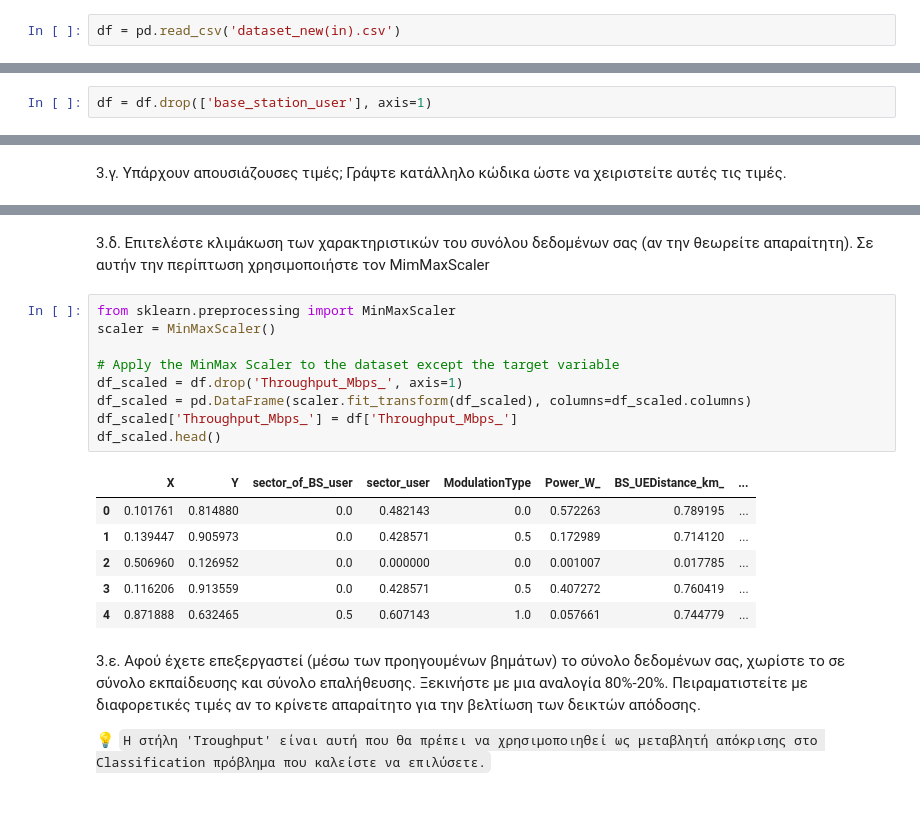
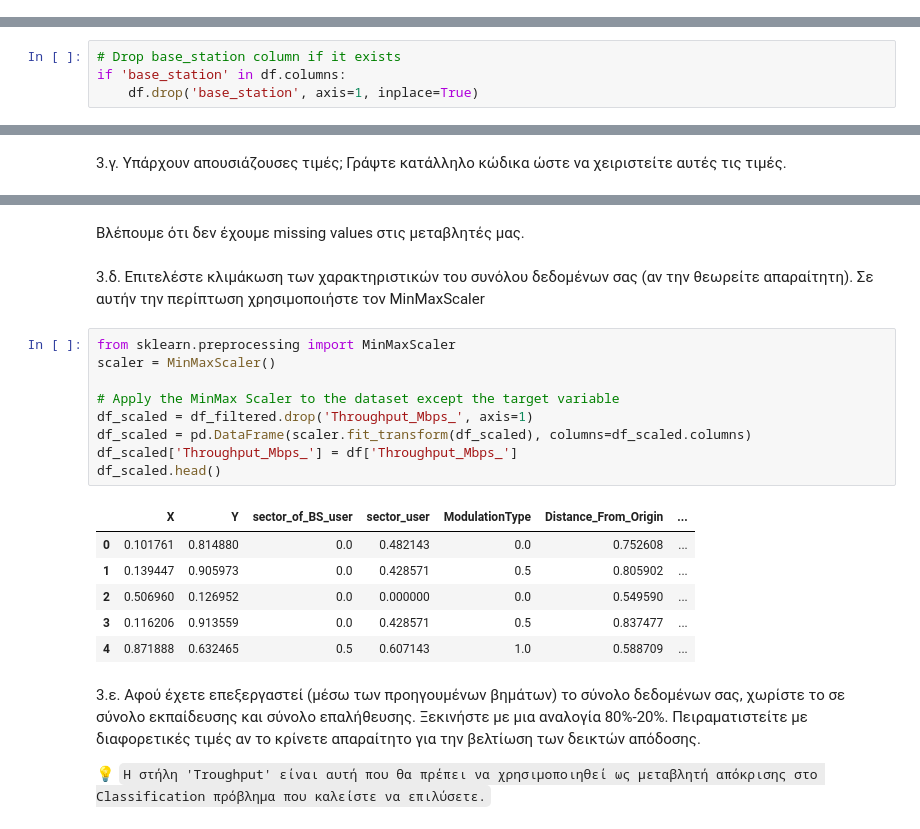
Before and after one commit to panos-span/mcml, a Jupyter notebook: lab1_cls.ipynb, the cells around one changed output, grey strips where cells are left out. Drawn from its saved outputs; the diff is of its cells as text.

```diff
--- a/lab1_cls.ipynb
+++ b/lab1_cls.ipynb
@@ -105,5 +80,3 @@ memory usage: 787.2+ KB
 2στ. τη συσχέτιση μεταξύ των δεδομένων,
 
 2ζ. οποιαδήποτε άλλη πληροφορία πιστεύετε ότι είναι χρήσιμη για την κατανόηση του συνόλου δεδομένων.
-# %%
-df = pd.read_csv('dataset_new(in).csv')
@@ -478,4 +468,6 @@ df.shape
 # %% [markdown]
 We can see that `base_station_user` and `sector_user` are perfectly correlatred with each other, so we need to drop one of them.
-# %%
-df = df.drop(['base_station_user'], axis=1)
+# %%
+# Drop base_station column if it exists
+if 'base_station' in df.columns:
+    df.drop('base_station', axis=1, inplace=True)
@@ -550,21 +549,23 @@ df_filtered['Throughput_Mbps_'] = df['Throughput_Mbps_']
+# %% [markdown]
+Βλέπουμε ότι δεν έχουμε missing values στις μεταβλητές μας.
 # %% [markdown]
-3.δ. Επιτελέστε κλιμάκωση των χαρακτηριστικών του συνόλου δεδομένων σας (αν την θεωρείτε απαραίτητη). Σε αυτήν την περίπτωση χρησιμοποιήστε τον MimMaxScaler
+3.δ. Επιτελέστε κλιμάκωση των χαρακτηριστικών του συνόλου δεδομένων σας (αν την θεωρείτε απαραίτητη). Σε αυτήν την περίπτωση χρησιμοποιήστε τον MinMaxScaler
 # %%
 from sklearn.preprocessing import MinMaxScaler
 scaler = MinMaxScaler()
 
 # Apply the MinMax Scaler to the dataset except the target variable
-df_scaled = df.drop('Throughput_Mbps_', axis=1)
+df_scaled = df_filtered.drop('Throughput_Mbps_', axis=1)
 df_scaled = pd.DataFrame(scaler.fit_transform(df_scaled), columns=df_scaled.columns)
 df_scaled['Throughput_Mbps_'] = df['Throughput_Mbps_']
 df_scaled.head()
 # %% [output]
-|  | X | Y | sector_of_BS_user | sector_user | ModulationType | Power_W_ | BS_UEDistance_km_ | ... |
-| 0 | 0.101761 | 0.814880 | 0.0 | 0.482143 | 0.0 | 0.572263 | 0.789195 | ... |
-| 1 | 0.139447 | 0.905973 | 0.0 | 0.428571 | 0.5 | 0.172989 | 0.714120 | ... |
-| 2 | 0.506960 | 0.126952 | 0.0 | 0.000000 | 0.0 | 0.001007 | 0.017785 | ... |
-| 3 | 0.116206 | 0.913559 | 0.0 | 0.428571 | 0.5 | 0.407272 | 0.760419 | ... |
-| 4 | 0.871888 | 0.632465 | 0.5 | 0.607143 | 1.0 | 0.057661 | 0.744779 | ... |
+|  | X | Y | sector_of_BS_user | sector_user | ModulationType | Distance_From_Origin | ... |
+| 0 | 0.101761 | 0.814880 | 0.0 | 0.482143 | 0.0 | 0.752608 | ... |
+| 1 | 0.139447 | 0.905973 | 0.0 | 0.428571 | 0.5 | 0.805902 | ... |
+| 2 | 0.506960 | 0.126952 | 0.0 | 0.000000 | 0.0 | 0.549590 | ... |
+| 3 | 0.116206 | 0.913559 | 0.0 | 0.428571 | 0.5 | 0.837477 | ... |
+| 4 | 0.871888 | 0.632465 | 0.5 | 0.607143 | 1.0 | 0.588709 | ... |
 # %% [markdown]
 3.ε. Αφού έχετε επεξεργαστεί (μέσω των προηγουμένων βημάτων) το σύνολο δεδομένων σας, χωρίστε το σε σύνολο εκπαίδευσης και σύνολο επαλήθευσης. Ξεκινήστε με μια αναλογία 80%-20%. Πειραματιστείτε με διαφορετικές τιμές αν το κρίνετε απαραίτητο για την βελτίωση των δεικτών απόδοσης.
 
```
Also changed, not shown: parts of 68 cells of this notebook, 1 other file.
